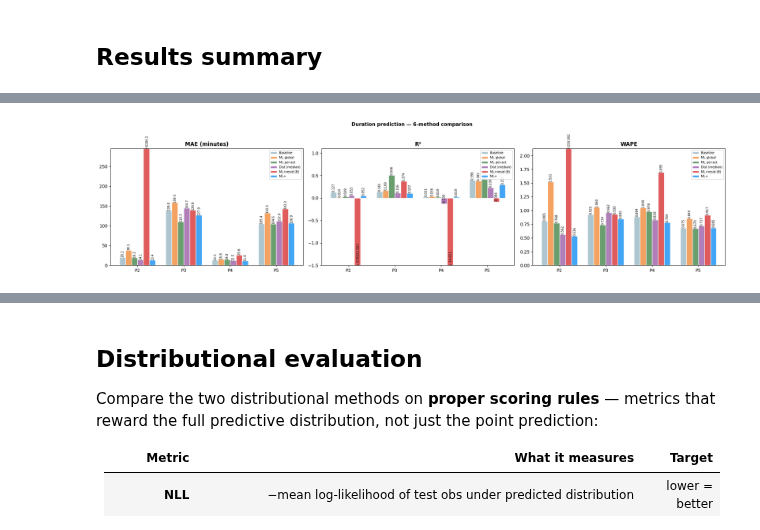
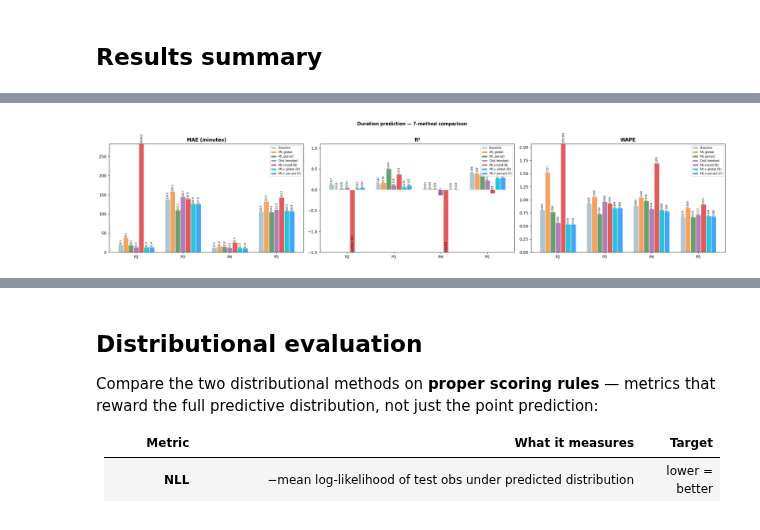
Before and after one commit to zapataunipaderborn/process_energy_demand_modelling, a Jupyter notebook: src/duration_prediction_benchmark.ipynb, the cells around one changed output, grey strips where cells are left out. Drawn from its saved outputs; the diff is of its cells as text; code cells hidden in the pictures.

```diff
--- a/src/duration_prediction_benchmark.ipynb
+++ b/src/duration_prediction_benchmark.ipynb
@@ -576,7 +577,16 @@ def run_process(process_id):
             y_pred_mre[pos] = activity_means.get(act, global_mean)
     y_pred_mre[np.isnan(y_pred_mre)] = global_mean
 
-    # ── 6. ML+: auto model selection + temporal/context + target-encoding ─────
+    # ── 6. ML+ global: one auto-selected model trained on all activities ───────
+    global_mlp_tuple, _ = _fit_mlp_model_with_oof(df_train, mlp_feat_cols)
+    if global_mlp_tuple is not None:
+        X_te_g = df_test_r[mlp_feat_cols].apply(pd.to_numeric, errors='coerce').fillna(0).values
+        y_pred_mlpg = _predict_mlp(global_mlp_tuple, X_te_g)
+        print(f'  ML+ global selected: {global_mlp_tuple[2]}')
+    else:
+        y_pred_mlpg = np.full(len(df_test_r), global_mean)
+
+    # ── 7. ML+ per-act: auto model selection + temporal/context + target-encoding
     act_mlp_models = {}
     for act, sub in df_train.groupby('activity'):
         model_tuple, _ = _fit_mlp_model_with_oof(sub, mlp_feat_cols)
@@ -584,7 +594,7 @@ def run_process(process_id):
             act_mlp_models[act] = model_tuple
     from collections import Counter as _Ctr
     _tc = _Ctr(t for _, _, t in act_mlp_models.values())
-    print(f'  ML+ model selection: ' + ', '.join(f'{n}×{t}' for t, n in _tc.most_common()))
+    print(f'  ML+ per-act selection: ' + ', '.join(f'{n}×{t}' for t, n in _tc.most_common()))
 
     y_pred_mlp = np.full(len(df_test_r), np.nan)
     for act in df_test_r['activity'].unique():
@@ -618,6 +628,9 @@ def run_process(process_id):
         'mre_mae'  : mean_absolute_error(y_test, y_pred_mre),
         'mre_r2'   : r2_score(y_test, y_pred_mre),
         'mre_wape' : wape(y_test, y_pred_mre),
+        'mlpg_mae' : mean_absolute_error(y_test, y_pred_mlpg),
+        'mlpg_r2'  : r2_score(y_test, y_pred_mlpg),
+        'mlpg_wape': wape(y_test, y_pred_mlpg),
         'mlp_mae'  : mean_absolute_error(y_test, y_pred_mlp),
         'mlp_r2'   : r2_score(y_test, y_pred_mlp),
         'mlp_wape' : wape(y_test, y_pred_mlp),
@@ -629,7 +642,8 @@ def run_process(process_id):
         ('ML per-act    ', (row['pa_mae'],    row['pa_r2'],    row['pa_wape'])),
         ('Dist (median) ', (row['dist_mae'],  row['dist_r2'],  row['dist_wape'])),
         ('ML + resid    ', (row['mre_mae'],   row['mre_r2'],   row['mre_wape'])),
-        ('ML+           ', (row['mlp_mae'],   row['mlp_r2'],   row['mlp_wape'])),
+        ('ML+ global    ', (row['mlpg_mae'],  row['mlpg_r2'],  row['mlpg_wape'])),
+        ('ML+ per-act   ', (row['mlp_mae'],   row['mlp_r2'],   row['mlp_wape'])),
     ]:
         print(f'  {label}— MAE: {mae:.2f} min  R²: {r2:+.3f}  WAPE: {wp:.3f}')
 
@@ -694,67 +708,62 @@ display(res[[
 # %%
 processes = res.index.tolist()
 x      = np.arange(len(processes))
-w      = 0.13
+w      = 0.11
 labels = [f'P{p}' for p in processes]
-offsets = np.array([-2.5, -1.5, -0.5, 0.5, 1.5, 2.5]) * w
+offsets = np.array([-3, -2, -1, 0, 1, 2, 3]) * w
 
 METHOD_ORDER = [
-    ('base_mae',  'base_r2',  'base_wape',  'base', 'Baseline'),
-    ('ml_mae',    'ml_r2',    'ml_wape',    'ml',   'ML global'),
-    ('pa_mae',    'pa_r2',    'pa_wape',    'pa',   'ML per-act'),
-    ('dist_mae',  'dist_r2',  'dist_wape',  'dist', 'Dist (median)'),
-    ('mre_mae',   'mre_r2',   'mre_wape',   'mre',  'ML+resid (B)'),
-    ('mlp_mae',   'mlp_r2',   'mlp_wape',   'mlp',  'ML+'),
+    ('base_mae',  'base_r2',  'base_wape',  'base',  'Baseline'),
+    ('ml_mae',    'ml_r2',    'ml_wape',    'ml',    'ML global'),
+    ('pa_mae',    'pa_r2',    'pa_wape',    'pa',    'ML per-act'),
+    ('dist_mae',  'dist_r2',  'dist_wape',  'dist',  'Dist (median)'),
+    ('mre_mae',   'mre_r2',   'mre_wape',   'mre',   'ML+resid (B)'),
+    ('mlpg_mae',  'mlpg_r2',  'mlpg_wape',  'mlpg',  'ML+ global (D)'),
+    ('mlp_mae',   'mlp_r2',   'mlp_wape',   'mlp',   'ML+ per-act (C)'),
 ]
 
-fig, axes = plt.subplots(1, 3, figsize=(20, 5))
+fig, axes = plt.subplots(1, 3, figsize=(22, 5))
 
 for ax, (col_idx, title, fmt) in zip(axes, [
     (0, 'MAE (minutes)', '.1f'),
     (1, 'R²',            '.3f'),
     (2, 'WAPE',          '.3f'),
 ]):
-    # Collect all finite values to compute a sensible axis cap
     all_vals = []
     for mc, rc, wc, _, _ in METHOD_ORDER:
         col = [mc, rc, wc][col_idx]
         all_vals.extend(res[col].dropna().tolist())
     finite = [v for v in all_vals if np.isfinite(v)]
 
-    if col_idx == 1:  # R² — cap negatives at -1.5, top at 1.1
+    if col_idx == 1:
         ylim = (max(-1.5, min(finite) - 0.05), 1.1)
-    else:             # MAE / WAPE — cap at 75th-pct × 2.2 so outliers don't crush the scale
+    else:
         cap  = np.percentile(finite, 75) * 2.2
         ylim = (0, cap)
 
     for (mc, rc, wc, ckey, label), offset in zip(METHOD_ORDER, offsets):
-        col  = [mc, rc, wc][col_idx]
-        vals = res[col].values
-
-        # Clip bar height to ylim for display; mark overflows with ↑
+        col      = [mc, rc, wc][col_idx]
+        vals     = res[col].values
         plot_vals = np.clip(vals, ylim[0], ylim[1])
         bars = ax.bar(x + offset, plot_vals, w,
                       label=label, color=COLORS[ckey], edgecolor='white')
 
         for bar, val in zip(bars, vals):
-            if not np.isfinite(val):
-                continue
-            clipped = val > ylim[1] or val < ylim[0]
-            prefix  = '↑' if val > ylim[1] else ('↓' if val < ylim[0] else '')
-            y_txt   = bar.get_height()
-            ax.text(bar.get_x() + bar.get_width() / 2, y_txt,
+            if not np.isfinite(val): continue
+            prefix = '↑' if val > ylim[1] else ('↓' if val < ylim[0] else '')
+            ax.text(bar.get_x() + bar.get_width() / 2, bar.get_height(),
                     f'{prefix}{val:{fmt}}',
-                    ha='center', va='bottom', fontsize=7, rotation=90)
+                    ha='center', va='bottom', fontsize=6, rotation=90)
 
     ax.set_ylim(*ylim)
     ax.set_xticks(x)
     ax.set_xticklabels(labels, fontsize=10)
     ax.set_title(title, fontweight='bold')
     ax.legend(fontsize=7, loc='upper right')
 
-plt.suptitle('Duration prediction — 6-method comparison', fontweight='bold', fontsize=11)
+plt.suptitle('Duration prediction — 7-method comparison', fontweight='bold', fontsize=11)
 plt.tight_layout()
 plt.show()
 # %% [output]
-[figure, old version]
+[figure, new version]
 # %%
```
Also changed, not shown: parts of 7 cells of this notebook.
